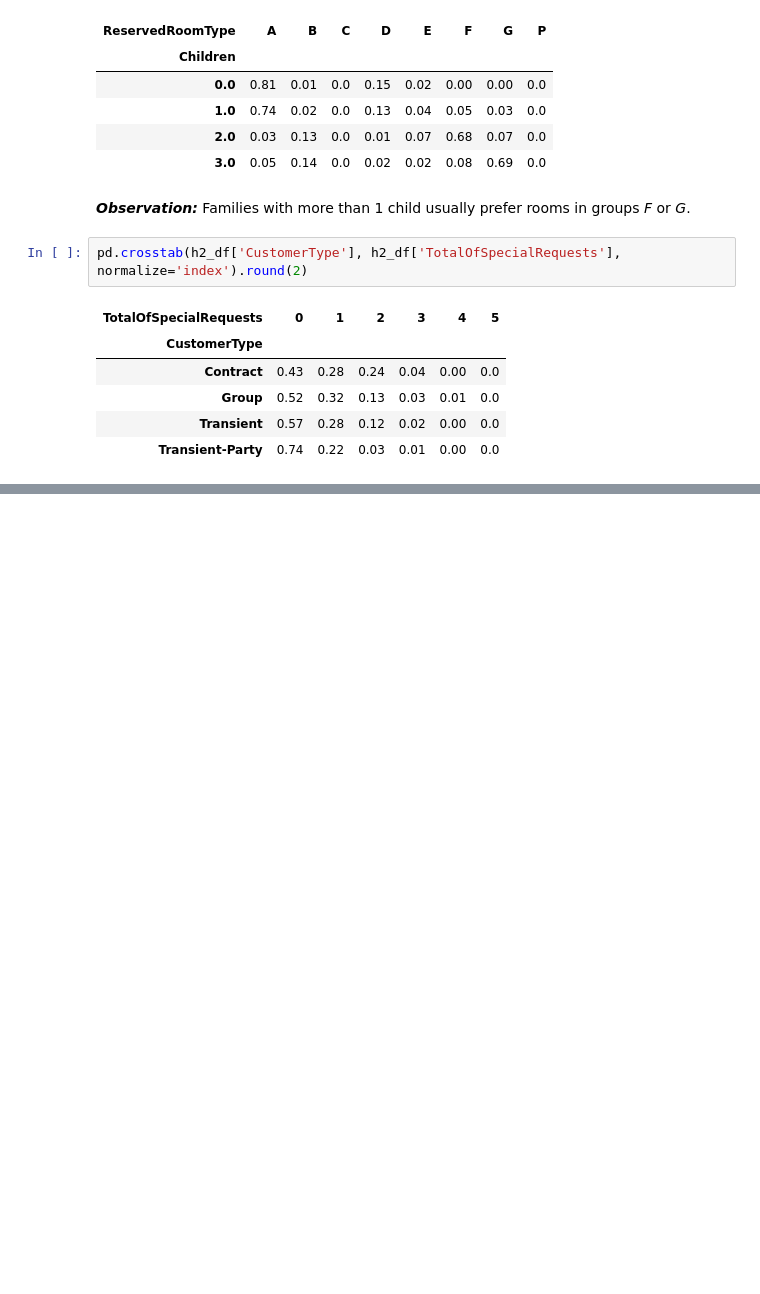
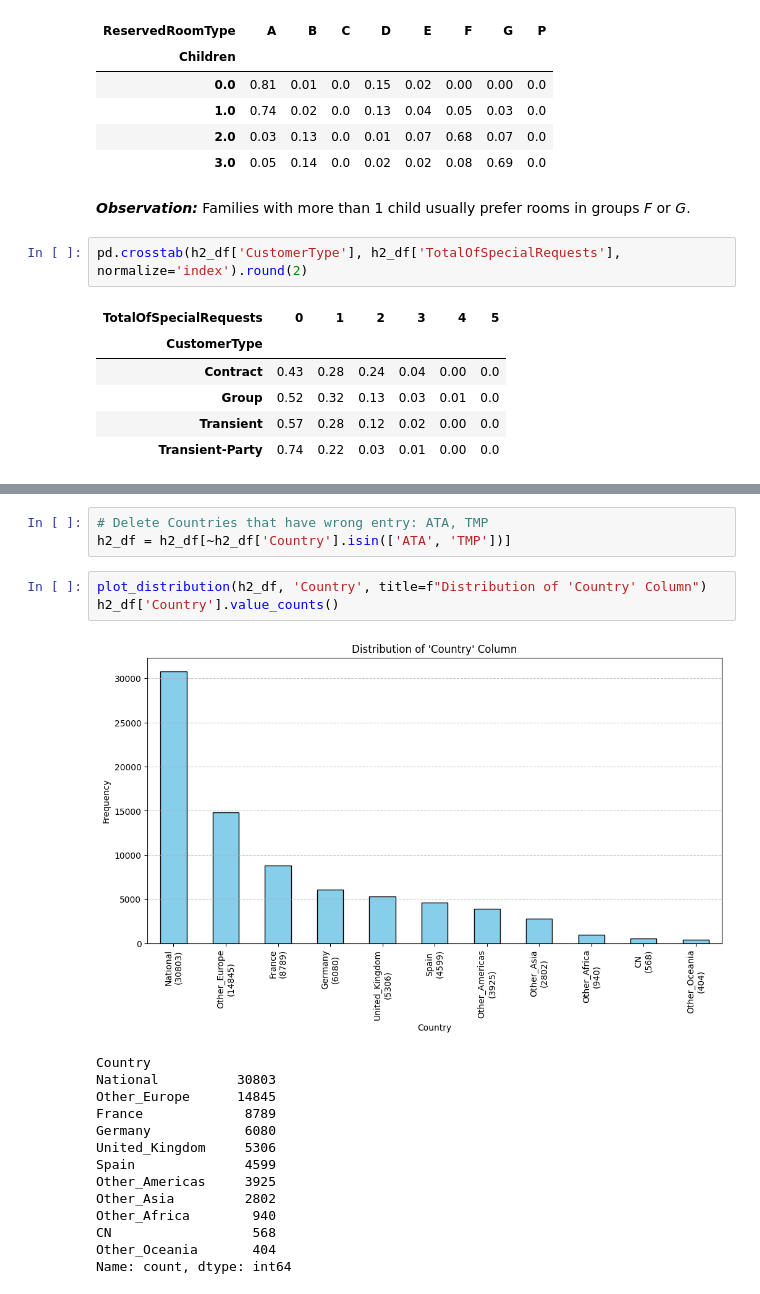
Before and after one commit to enescatagan/HotelDemandAI, a Jupyter notebook: notebooks/main.ipynb, the cells around one changed output, grey strips where cells are left out. Drawn from its saved outputs; the diff is of its cells as text; blank space fills up the shorter version.

```diff
--- a/notebooks/main.ipynb
+++ b/notebooks/main.ipynb
@@ -437,0 +660,21 @@ pd.crosstab(h2_df['CustomerType'], h2_df['TotalOfSpecialRequests'], normalize='i
+# %%
+# Delete Countries that have wrong entry: ATA, TMP
+h2_df = h2_df[~h2_df['Country'].isin(['ATA', 'TMP'])]
+# %%
+plot_distribution(h2_df, 'Country', title=f"Distribution of 'Country' Column")
+h2_df['Country'].value_counts()
+# %% [output]
+[figure, added]
+Country
+National          30803
+Other_Europe      14845
+France             8789
+Germany            6080
+United_Kingdom     5306
+Spain              4599
+Other_Americas     3925
+Other_Asia         2802
+Other_Africa        940
+CN                  568
+Other_Oceania       404
+Name: count, dtype: int64
```
Also changed, not shown: parts of 87 cells of this notebook.
